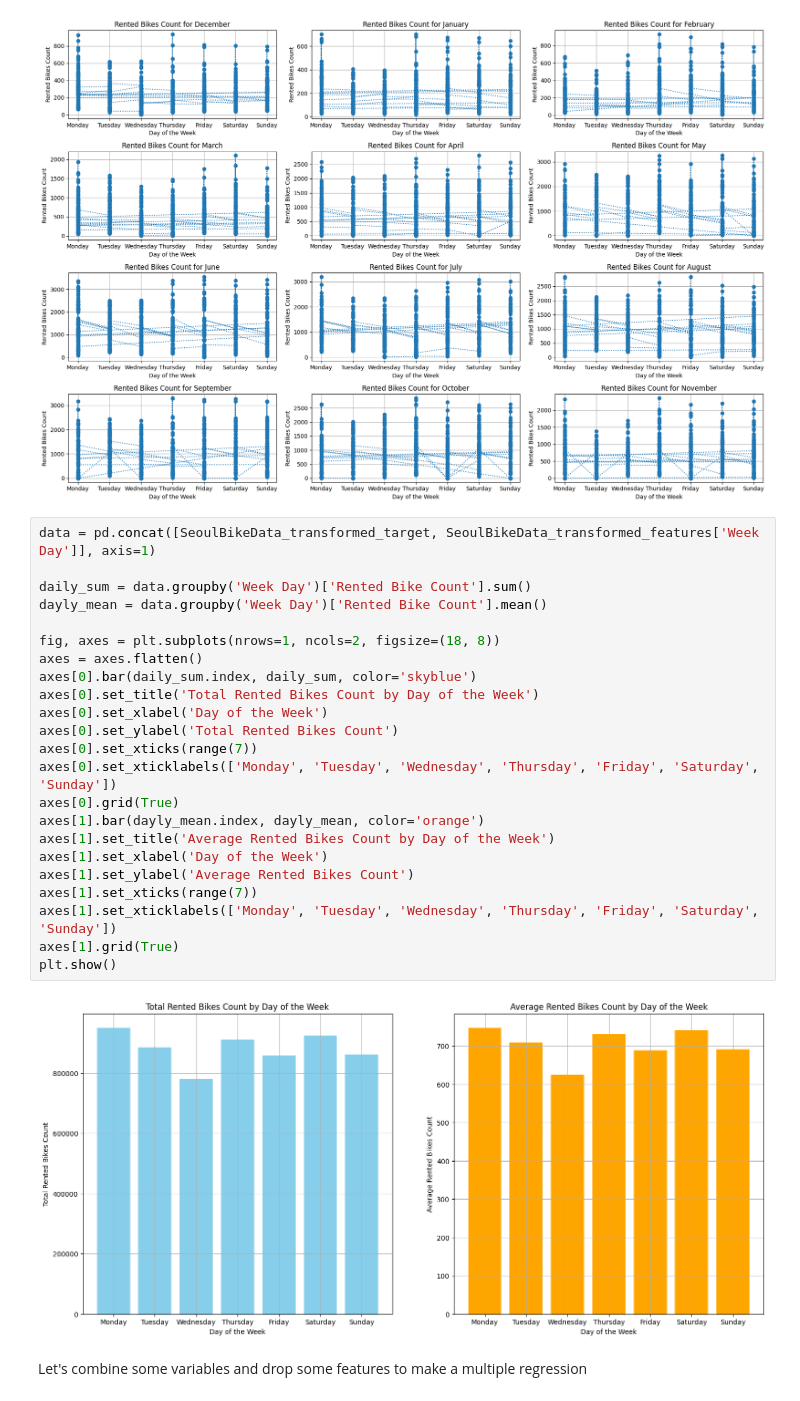
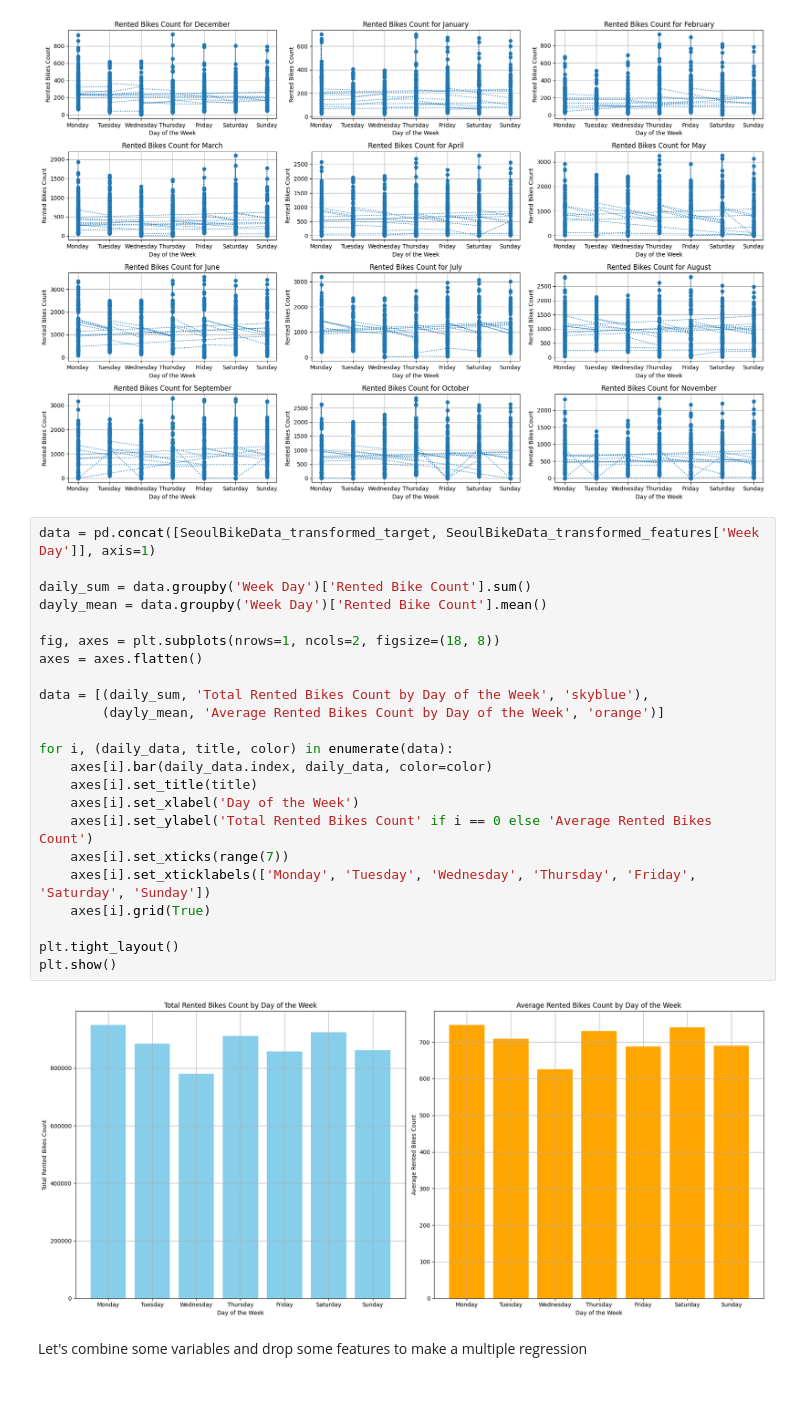
Before and after one commit to IvanGomez37/Final-Project-FoML, a Jupyter notebook: seoul_bike.ipynb, the cells around one changed output. Cells and saved outputs as stored; diff of their text form.

```diff
--- a/seoul_bike.ipynb
+++ b/seoul_bike.ipynb
@@ -566,28 +566,28 @@ plt.show()
 # %%
 data = pd.concat([SeoulBikeData_transformed_target, SeoulBikeData_transformed_features['Week Day']], axis=1)
 
 daily_sum = data.groupby('Week Day')['Rented Bike Count'].sum()
 dayly_mean = data.groupby('Week Day')['Rented Bike Count'].mean()
 
 fig, axes = plt.subplots(nrows=1, ncols=2, figsize=(18, 8))
 axes = axes.flatten()
-axes[0].bar(daily_sum.index, daily_sum, color='skyblue')
-axes[0].set_title('Total Rented Bikes Count by Day of the Week')
-axes[0].set_xlabel('Day of the Week')
-axes[0].set_ylabel('Total Rented Bikes Count')
-axes[0].set_xticks(range(7))
-axes[0].set_xticklabels(['Monday', 'Tuesday', 'Wednesday', 'Thursday', 'Friday', 'Saturday', 'Sunday'])
-axes[0].grid(True)
-axes[1].bar(dayly_mean.index, dayly_mean, color='orange')
-axes[1].set_title('Average Rented Bikes Count by Day of the Week')
-axes[1].set_xlabel('Day of the Week')
-axes[1].set_ylabel('Average Rented Bikes Count')
-axes[1].set_xticks(range(7))
-axes[1].set_xticklabels(['Monday', 'Tuesday', 'Wednesday', 'Thursday', 'Friday', 'Saturday', 'Sunday'])
-axes[1].grid(True)
+
+data = [(daily_sum, 'Total Rented Bikes Count by Day of the Week', 'skyblue'),
+        (dayly_mean, 'Average Rented Bikes Count by Day of the Week', 'orange')]
+
+for i, (daily_data, title, color) in enumerate(data):
+    axes[i].bar(daily_data.index, daily_data, color=color)
+    axes[i].set_title(title)
+    axes[i].set_xlabel('Day of the Week')
+    axes[i].set_ylabel('Total Rented Bikes Count' if i == 0 else 'Average Rented Bikes Count')
+    axes[i].set_xticks(range(7))
+    axes[i].set_xticklabels(['Monday', 'Tuesday', 'Wednesday', 'Thursday', 'Friday', 'Saturday', 'Sunday'])
+    axes[i].grid(True)
+
+plt.tight_layout()
 plt.show()
 # %% [output]
-[figure, old version]
+[figure, new version]
 # %% [markdown]
 Let's combine some variables and drop some features to make a multiple regression
 # %%
```
Also changed, not shown: parts of 22 cells of this notebook, 1 other file.
